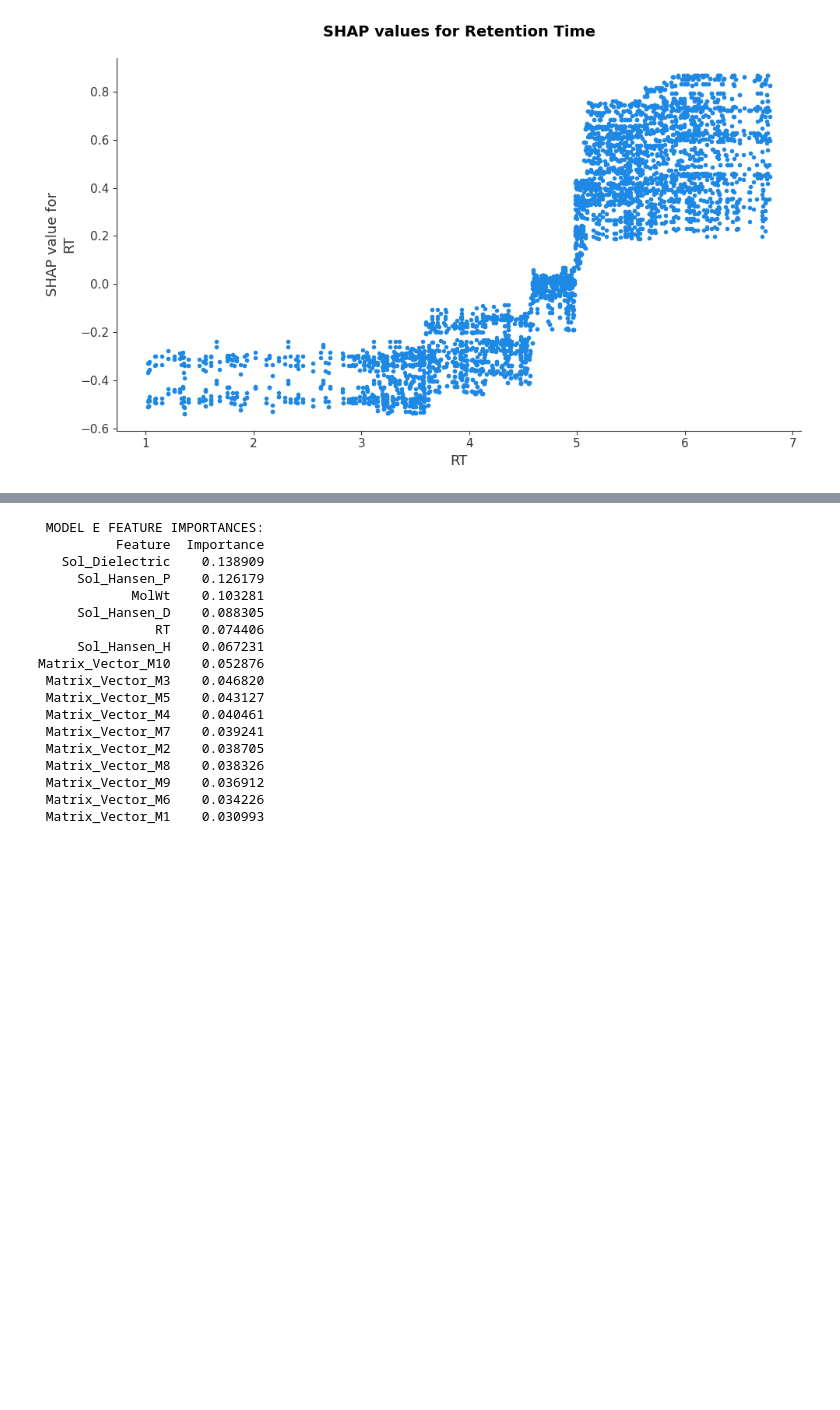
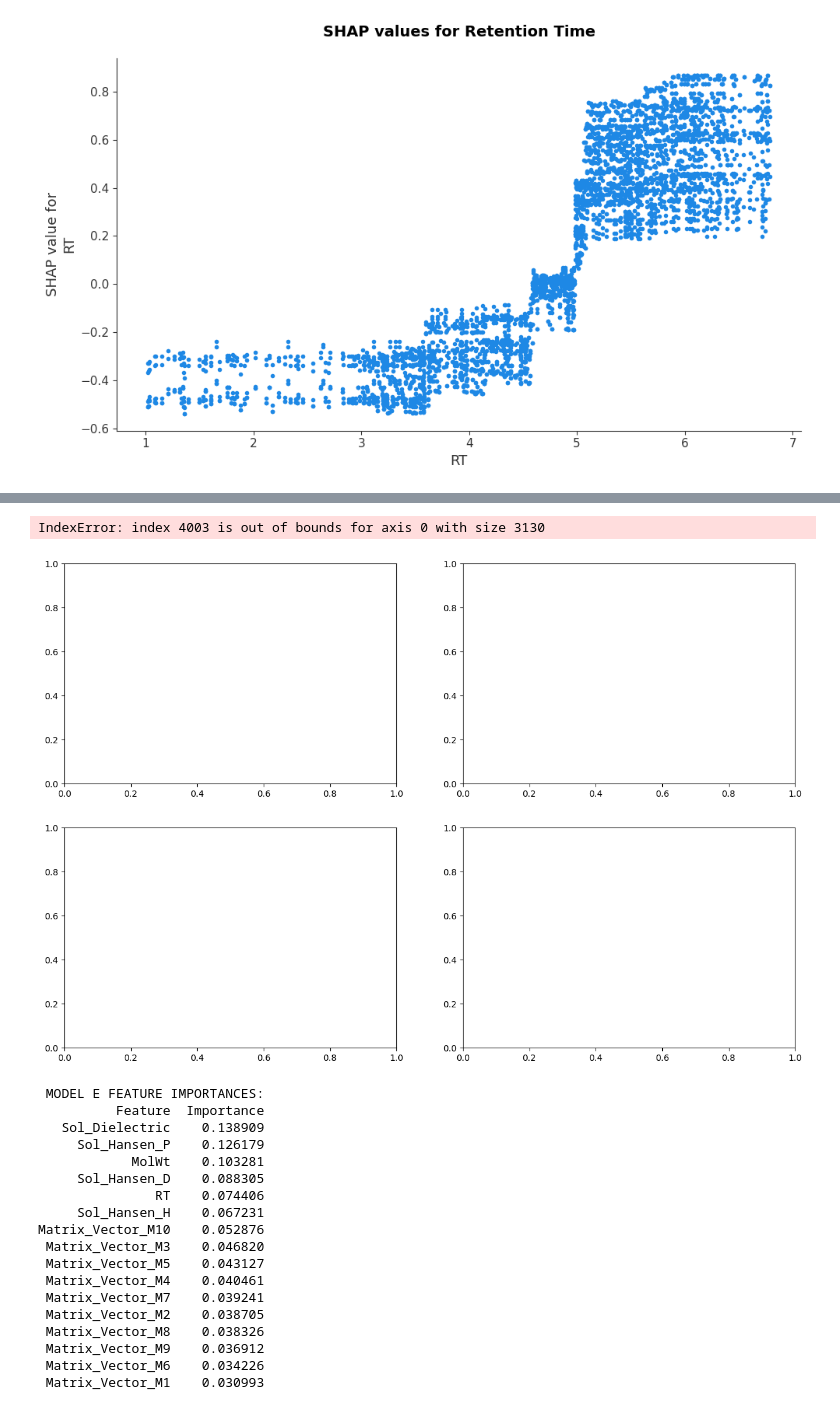
Before and after one commit to swisscatplus/solubility_prediction_nmr, a Jupyter notebook: src/dev/rt_prediction_continued.ipynb, the cells around one changed output, grey strips where cells are left out. Drawn from its saved outputs; the diff is of its cells as text; code cells hidden in the pictures; blank space fills up the shorter version.

```diff
--- a/src/dev/rt_prediction_continued.ipynb
+++ b/src/dev/rt_prediction_continued.ipynb
@@ -344,3 +396,38 @@ Precision: 0.9066
+# %%
+fig, ax = plt.subplots(2, 2, figsize=(15, 10))
+
+# Flatten the 2x2 array into a simple 1D list so we can just use 0, 1, 2, 3
+ax = ax.flatten()
+shuffle_idx = np.random.permutation(len(y))
+X_shuf = X_train_E_best[shuffle_idx]
+y_shuf = y_train[shuffle_idx]
+groups_train = df_desc.iloc[train_idx]['SMILES']
+groups_shuf = groups_train.iloc[shuffle_idx]
+
+gkf = GroupKFold(n_splits=5)
+train_sizes, train_scores, test_scores = learning_curve(
+        model_E, X_shuf, y_shuf, cv=gkf, groups=groups_shuf, n_jobs=-1,
+        train_sizes=np.linspace(0.0001, 0.4 , 10), scoring='accuracy'
+    )
+
+train_mean, train_std = np.mean(train_scores, axis=1), np.std(train_scores, axis=1)
+test_mean, test_std = np.mean(test_scores, axis=1), np.std(test_scores, axis=1)
+
+ax.plot(train_sizes, train_mean, 'o-', color="blue", label="Training Accuracy")
+ax.fill_between(train_sizes, train_mean - train_std, train_mean + train_std, alpha=0.1, color="blue")
+ax.plot(train_sizes, test_mean, 'o-', color="orange", label="CV Accuracy")
+ax.fill_between(train_sizes, test_mean - test_std, test_mean + test_std, alpha=0.1, color="orange")
+
+ax.set_title(title , fontsize=12, fontweight='bold')
+ax.set_xlabel("Number of Training Data")
+ax.set_ylabel("Accuracy")
+ax.grid(True, linestyle='--', alpha=0.7)
+ax.legend(loc="lower right")
+ax.set_xlim(left=0)
+ax.set_ylim([0, 1.0])
+# %% [output]
+IndexError: index 4003 is out of bounds for axis 0 with size 3130
+[figure, added]
 # %%
 list_matrix_vectors = [f"Matrix_Vector_M{i+1}" for i in range(X_mat.shape[1])]
 
```
Also changed, not shown: parts of 33 cells of this notebook, 9 other files.
